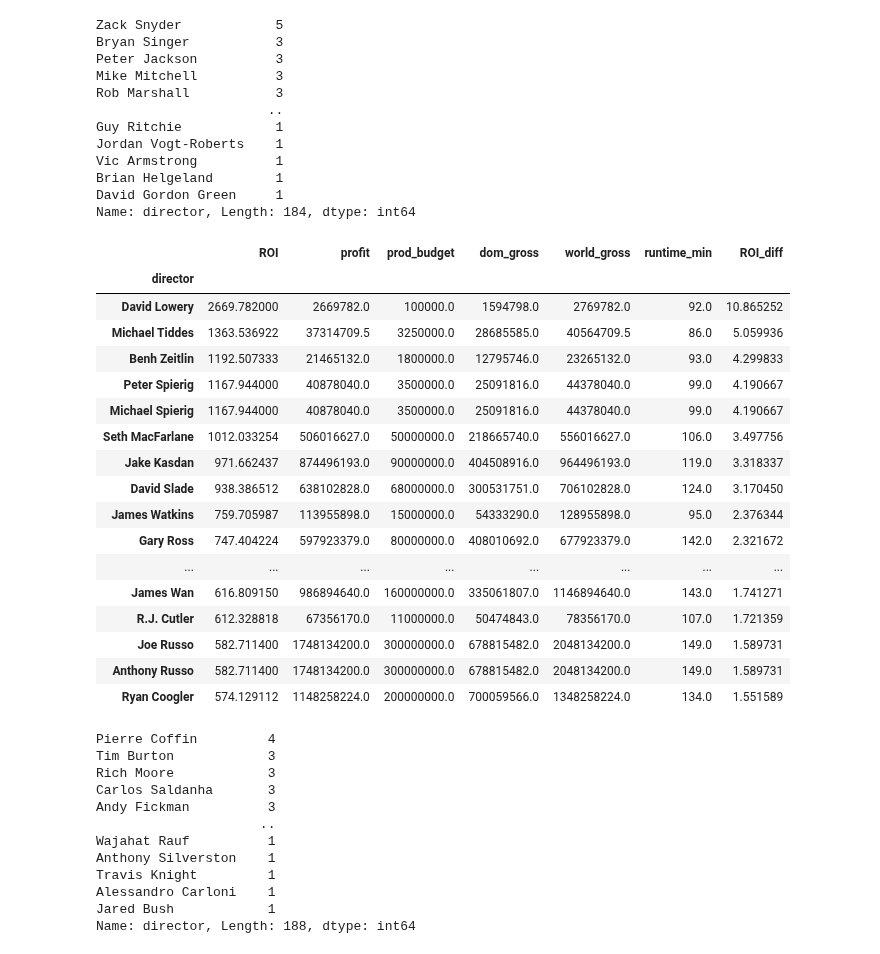
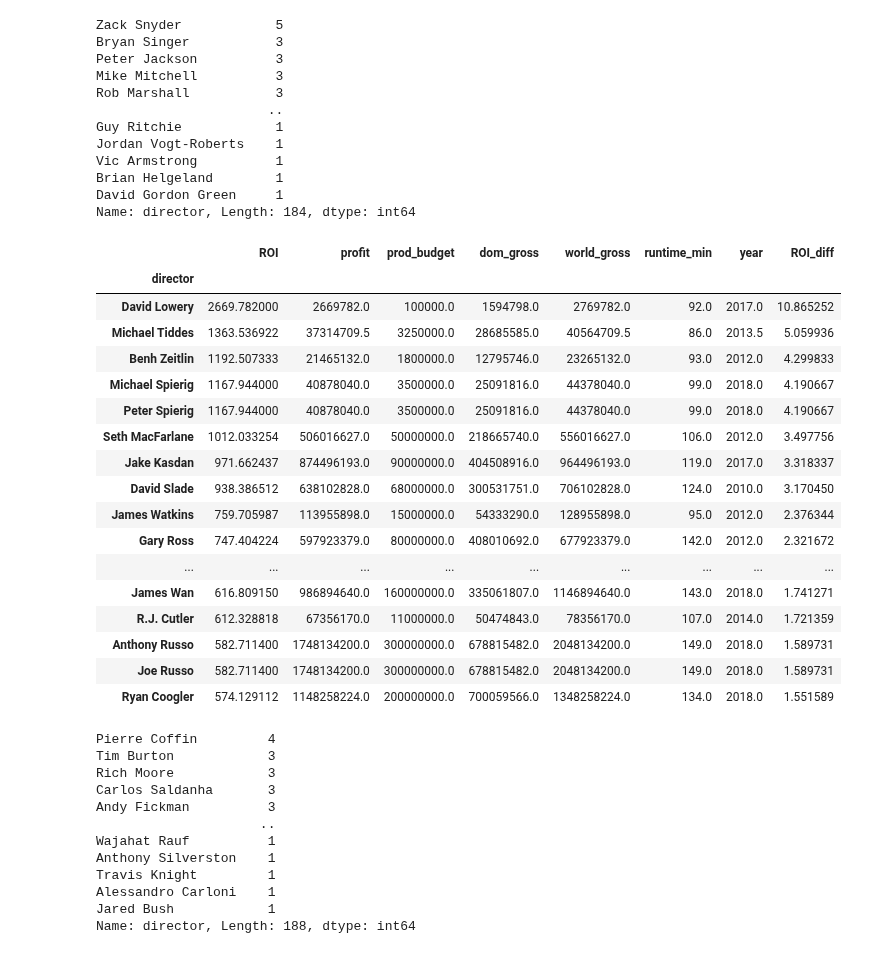
Before and after one commit to JoshuaGottlieb/Microsoft-Movie-Recommendation, a Jupyter notebook: Eggatron-Folder/EDA.ipynb, the cells around one changed output. Drawn from its saved outputs; the diff is of its cells as text; code cells hidden in the pictures.

```diff
--- a/Eggatron-Folder/EDA.ipynb
+++ b/Eggatron-Folder/EDA.ipynb
@@ -4,4 +7,4 @@ import numpy as np
 # %%
 df = pd.read_parquet('../zippedData/merged_data.parquet')
 # %%
-df
+df.release_date = pd.to_datetime(df.release_date)
@@ -22,3 +11,5 @@ df
+# %%
+df['year'] = df['release_date'].dt.year
 # %%
 genre = df.explode('genres')
 # %%
@@ -238,27 +235,27 @@ Brian Helgeland        1
 David Gordon Green     1
 Name: director, Length: 184, dtype: int64
 # %%
-fantasy_dir = fantasy.groupby('director').median().sort_values('ROI', ascending = False).head(20)
+fantasy_dir = fantasy.groupby('director').mean().sort_values('ROI', ascending = False).head(20)
 fantasy_dir
 # %% [output]
-|  | ROI | profit | prod_budget | dom_gross | world_gross | runtime_min | ROI_diff |
-| director |  |  |  |  |  |  |  |
-| David Lowery | 2669.782000 | 2669782.0 | 100000.0 | 1594798.0 | 2769782.0 | 92.0 | 10.865252 |
-| Michael Tiddes | 1363.536922 | 37314709.5 | 3250000.0 | 28685585.0 | 40564709.5 | 86.0 | 5.059936 |
-| Benh Zeitlin | 1192.507333 | 21465132.0 | 1800000.0 | 12795746.0 | 23265132.0 | 93.0 | 4.299833 |
-| Peter Spierig | 1167.944000 | 40878040.0 | 3500000.0 | 25091816.0 | 44378040.0 | 99.0 | 4.190667 |
-| Michael Spierig | 1167.944000 | 40878040.0 | 3500000.0 | 25091816.0 | 44378040.0 | 99.0 | 4.190667 |
-| Seth MacFarlane | 1012.033254 | 506016627.0 | 50000000.0 | 218665740.0 | 556016627.0 | 106.0 | 3.497756 |
-| Jake Kasdan | 971.662437 | 874496193.0 | 90000000.0 | 404508916.0 | 964496193.0 | 119.0 | 3.318337 |
-| David Slade | 938.386512 | 638102828.0 | 68000000.0 | 300531751.0 | 706102828.0 | 124.0 | 3.170450 |
-| James Watkins | 759.705987 | 113955898.0 | 15000000.0 | 54333290.0 | 128955898.0 | 95.0 | 2.376344 |
-| Gary Ross | 747.404224 | 597923379.0 | 80000000.0 | 408010692.0 | 677923379.0 | 142.0 | 2.321672 |
-| ... | ... | ... | ... | ... | ... | ... | ... |
-| James Wan | 616.809150 | 986894640.0 | 160000000.0 | 335061807.0 | 1146894640.0 | 143.0 | 1.741271 |
-| R.J. Cutler | 612.328818 | 67356170.0 | 11000000.0 | 50474843.0 | 78356170.0 | 107.0 | 1.721359 |
-| Joe Russo | 582.711400 | 1748134200.0 | 300000000.0 | 678815482.0 | 2048134200.0 | 149.0 | 1.589731 |
-| Anthony Russo | 582.711400 | 1748134200.0 | 300000000.0 | 678815482.0 | 2048134200.0 | 149.0 | 1.589731 |
-| Ryan Coogler | 574.129112 | 1148258224.0 | 200000000.0 | 700059566.0 | 1348258224.0 | 134.0 | 1.551589 |
+|  | ROI | profit | prod_budget | dom_gross | world_gross | runtime_min | year | ROI_diff |
+| director |  |  |  |  |  |  |  |  |
+| David Lowery | 2669.782000 | 2669782.0 | 100000.0 | 1594798.0 | 2769782.0 | 92.0 | 2017.0 | 10.865252 |
+| Michael Tiddes | 1363.536922 | 37314709.5 | 3250000.0 | 28685585.0 | 40564709.5 | 86.0 | 2013.5 | 5.059936 |
+| Benh Zeitlin | 1192.507333 | 21465132.0 | 1800000.0 | 12795746.0 | 23265132.0 | 93.0 | 2012.0 | 4.299833 |
+| Michael Spierig | 1167.944000 | 40878040.0 | 3500000.0 | 25091816.0 | 44378040.0 | 99.0 | 2018.0 | 4.190667 |
+| Peter Spierig | 1167.944000 | 40878040.0 | 3500000.0 | 25091816.0 | 44378040.0 | 99.0 | 2018.0 | 4.190667 |
+| Seth MacFarlane | 1012.033254 | 506016627.0 | 50000000.0 | 218665740.0 | 556016627.0 | 106.0 | 2012.0 | 3.497756 |
+| Jake Kasdan | 971.662437 | 874496193.0 | 90000000.0 | 404508916.0 | 964496193.0 | 119.0 | 2017.0 | 3.318337 |
+| David Slade | 938.386512 | 638102828.0 | 68000000.0 | 300531751.0 | 706102828.0 | 124.0 | 2010.0 | 3.170450 |
+| James Watkins | 759.705987 | 113955898.0 | 15000000.0 | 54333290.0 | 128955898.0 | 95.0 | 2012.0 | 2.376344 |
+| Gary Ross | 747.404224 | 597923379.0 | 80000000.0 | 408010692.0 | 677923379.0 | 142.0 | 2012.0 | 2.321672 |
+| ... | ... | ... | ... | ... | ... | ... | ... | ... |
+| James Wan | 616.809150 | 986894640.0 | 160000000.0 | 335061807.0 | 1146894640.0 | 143.0 | 2018.0 | 1.741271 |
+| R.J. Cutler | 612.328818 | 67356170.0 | 11000000.0 | 50474843.0 | 78356170.0 | 107.0 | 2014.0 | 1.721359 |
+| Anthony Russo | 582.711400 | 1748134200.0 | 300000000.0 | 678815482.0 | 2048134200.0 | 149.0 | 2018.0 | 1.589731 |
+| Joe Russo | 582.711400 | 1748134200.0 | 300000000.0 | 678815482.0 | 2048134200.0 | 149.0 | 2018.0 | 1.589731 |
+| Ryan Coogler | 574.129112 | 1148258224.0 | 200000000.0 | 700059566.0 | 1348258224.0 | 134.0 | 2018.0 | 1.551589 |
 # %%
 family.director.value_counts()
 # %% [output]
```
Also changed, not shown: parts of 19 cells of this notebook.
